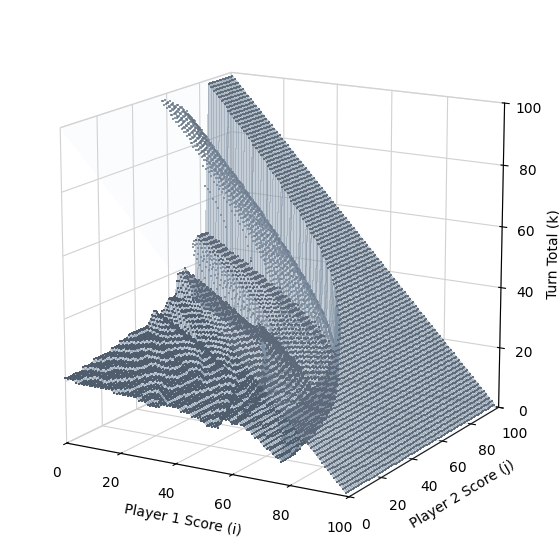
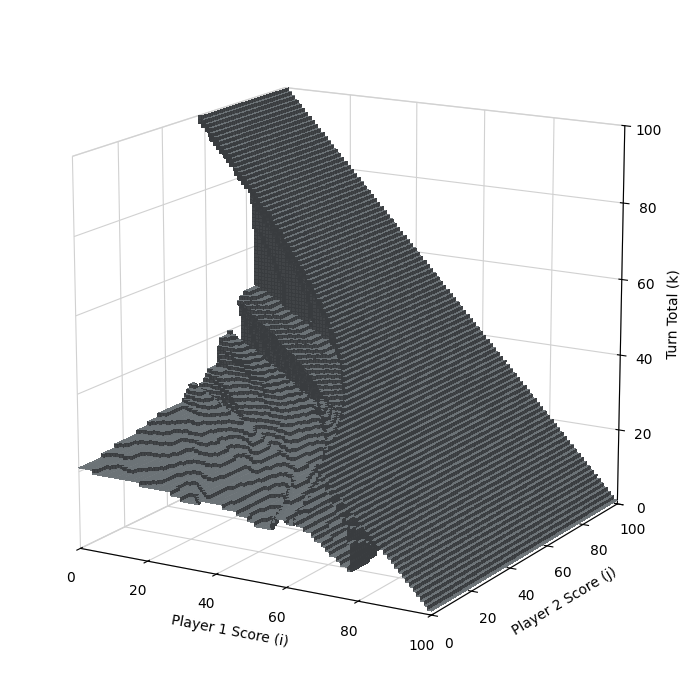
The notebook cell's code change between the first figure and the second:
--- before
+++ after
@@ -1,5 +1,18 @@
-ax = ah.plot_figure3_policy_boundary(full_fig3_data, title=None)
+# ax = ah.plot_figure3_policy_boundary(full_fig3_data, title=None)
+# ax.view_init(elev=15, azim=-60)
+fig = plt.figure(figsize=(9, 7))
+ax = fig.add_subplot(111, projection="3d")
+
+ah.plot_figure3_policy_boundary(
+    fig3_data,
+    ax=ax,
+    boundary_alpha=0.96,
+    max_surface_jump=100,
+)
+
 ax.view_init(elev=15, azim=-60)
+plt.savefig(figures_dir / "Figure3b.png", bbox_inches='tight', dpi=300)
+plt.tight_layout()
+plt.show()
 
-plt.savefig(figures_dir / "Figure3b.png", bbox_inches='tight', dpi=300)
-plt.show()
+

Commit: update figure 3